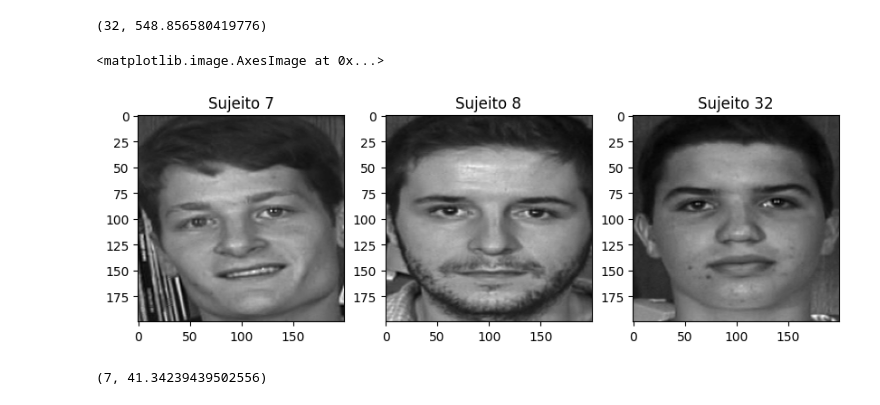
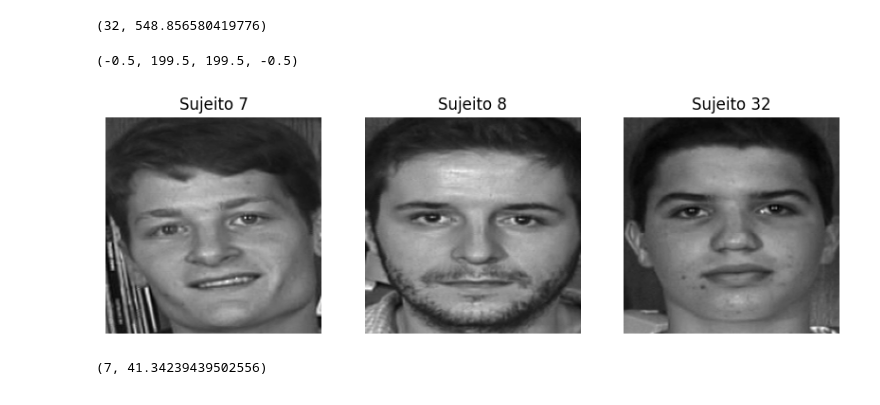
Before and after one commit to goosekiing/analise-e-classificacao-de-faces-visao-computacional-com-opencv, a Jupyter notebook: project-11.ipynb, the cells around one changed output. Saved outputs shown, nothing was run; the diff lists cells and outputs as text; code cells hidden in the pictures.

```diff
--- a/project-11.ipynb
+++ b/project-11.ipynb
@@ -199,20 +210,23 @@ modelo_lbph.train(dados_treinamento, sujeitos)
 # %%
 plt.figure(figsize=(10,5))
 
 plt.subplot(1,3,1)
 plt.title("Sujeito " + str(sujeitos_teste[32]))
 plt.imshow(dados_teste[32], cmap="gray")
+plt.axis('off')
 
 plt.subplot(1,3,2)
 plt.title("Sujeito " + str(sujeitos_teste[36]))
 plt.imshow(dados_teste[36], cmap="gray")
+plt.axis('off')
 
 plt.subplot(1,3,3)
 plt.title("Sujeito " + str(sujeitos_teste[155]))
 plt.imshow(dados_teste[155], cmap="gray")
+plt.axis('off')
 # %% [output]
-<matplotlib.image.AxesImage at 0x...>
+(-0.5, 199.5, 199.5, -0.5)
-[figure, old version]
+[figure, new version]
 # %%
 predicao = modelo_lbph.predict(dados_teste[32])
 predicao
```
Also changed, not shown: parts of 5 cells of this notebook, 2 other files.
